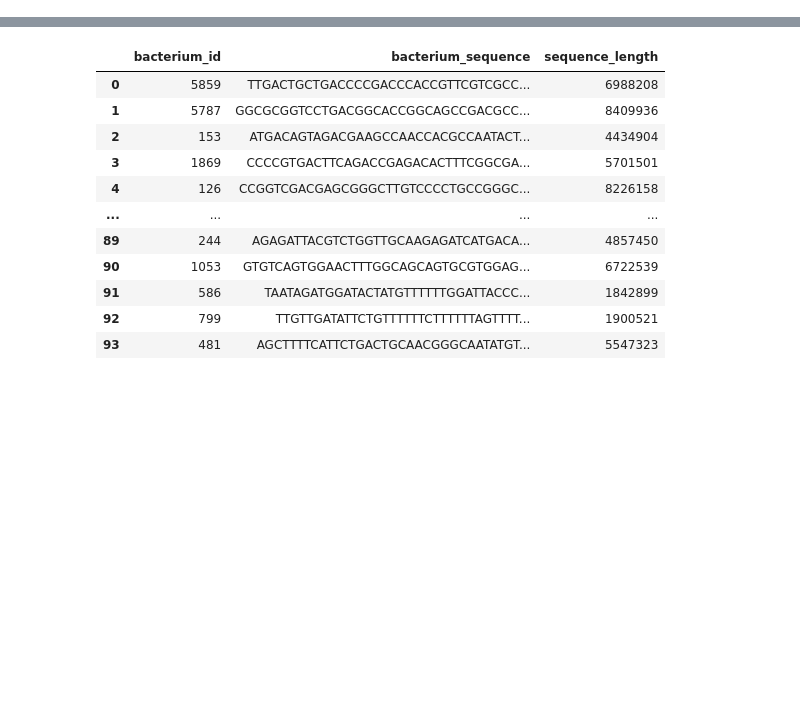
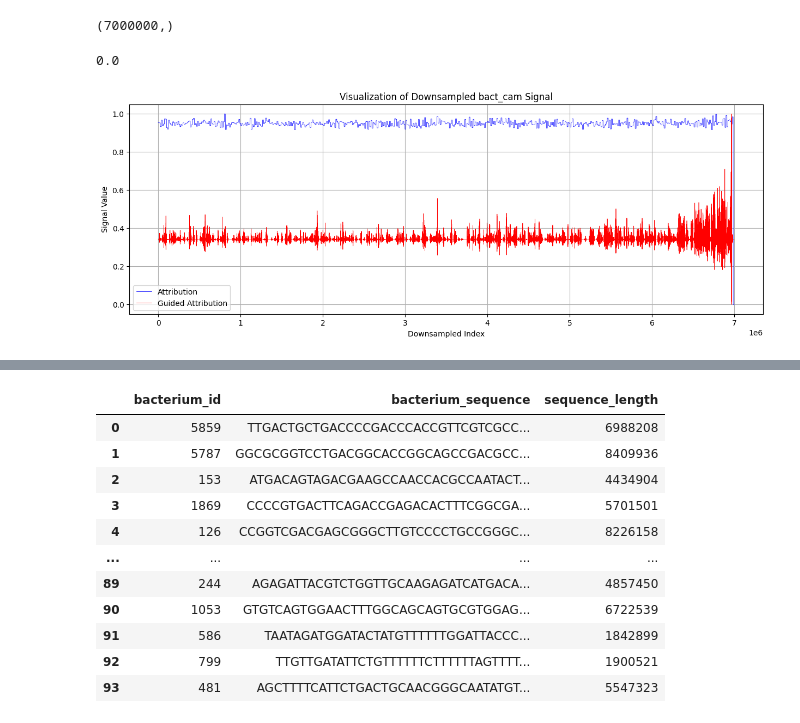
Before and after one commit to arthurbabey/gradcam1D, a Jupyter notebook: keras2torch.ipynb, the cells around one changed output, grey strips where cells are left out. Drawn from its saved outputs; the diff is of its cells as text; code cells hidden in the pictures; blank space fills up the shorter version.

```diff
--- a/keras2torch.ipynb
+++ b/keras2torch.ipynb
@@ -297,0 +63,3 @@ phages_df = pd.read_csv("./data/public_data_set/phages_df.csv")
+# %%
+dataset = InteractionDataset(couples_df, phage_paths_public, bacterium_paths_public)
+dataloader = torch.utils.data.DataLoader(dataset, batch_size=1, shuffle=False)
@@ -297,0 +84,5 @@ phages_df = pd.read_csv("./data/public_data_set/phages_df.csv")
+# %%
+from captum.attr import LayerGradCam as GradCam
+
+gradcam = GradCam(model, target_layer)
+attribution = gradcam.attribute(input)
@@ -297,0 +94,5 @@ phages_df = pd.read_csv("./data/public_data_set/phages_df.csv")
+# %%
+from captum.attr import GuidedGradCam
+
+guided_gradcam = GuidedGradCam(model, target_layer)
+attribution_guided = guided_gradcam.attribute(input)[0] if branch is 'bacteria' else guided_gradcam.attribute(input)[1]
@@ -297,0 +121,5 @@ phages_df = pd.read_csv("./data/public_data_set/phages_df.csv")
+# %%
+attribution_scaled = combine_attributions(attribution.detach(), input_length=7e6)
+attribution_scaled.shape
+# %% [output]
+(7000000,)
@@ -297,0 +249,24 @@ phages_df = pd.read_csv("./data/public_data_set/phages_df.csv")
+# %%
+attribution_guided_scaled = combine_attributions(attribution_guided.detach())
+attribution_scaled = combine_attributions(attribution.detach(), input_length=7e6)
+# %%
+attribution_scaled.min()
+# %% [output]
+0.0
+# %%
+from scipy.signal import resample
+
+import matplotlib.pyplot as plt
+
+# Plot the downsampled signal
+plt.figure(figsize=(15, 5))
+plt.plot(attribution_scaled, lw=0.5, c='b')
+plt.plot(attribution_guided_scaled, lw=0.5, c='r')
+plt.title("Visualization of Downsampled bact_cam Signal")
+plt.xlabel("Downsampled Index")
+plt.ylabel("Signal Value")
+plt.legend(["Attribution", "Guided Attribution"])
+plt.grid(True)
+plt.show()
+# %% [output]
+[figure, added]
```
Also changed, not shown: parts of 41 cells of this notebook, 14 other files.
